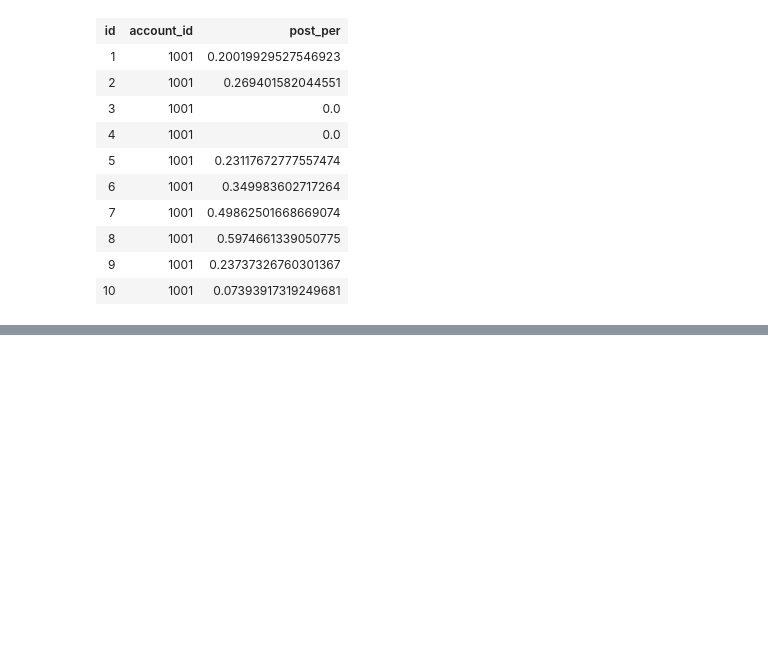
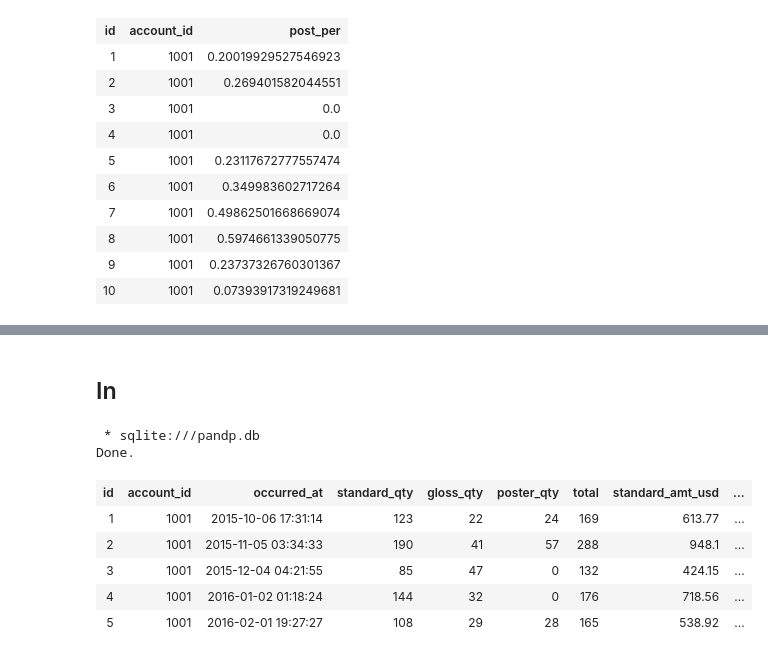
Before and after one commit to bramuelaswani/ML-DL-Related, a Jupyter notebook: SQL Exercises.ipynb, the cells around one changed output, grey strips where cells are left out. Cells and saved outputs as stored; diff of their text form; code cells hidden in the pictures; blank space fills up the shorter version.

```diff
--- a/SQL Exercises.ipynb
+++ b/SQL Exercises.ipynb
@@ -210,0 +276,17 @@ Done.
+# %% [markdown]
+## In
+# %%
+%%sql
+SELECT *
+FROM orders
+WHERE account_id IN (1001,1021)
+limit 5;
+# %% [output]
+ * sqlite:///pandp.db
+Done.
+| id | account_id | occurred_at | standard_qty | gloss_qty | poster_qty | total | standard_amt_usd | ... |
+| 1 | 1001 | 2015-10-06 17:31:14 | 123 | 22 | 24 | 169 | 613.77 | ... |
+| 2 | 1001 | 2015-11-05 03:34:33 | 190 | 41 | 57 | 288 | 948.1 | ... |
+| 3 | 1001 | 2015-12-04 04:21:55 | 85 | 47 | 0 | 132 | 424.15 | ... |
+| 4 | 1001 | 2016-01-02 01:18:24 | 144 | 32 | 0 | 176 | 718.56 | ... |
+| 5 | 1001 | 2016-02-01 19:27:27 | 108 | 29 | 28 | 165 | 538.92 | ... |
```
Also changed, not shown: parts of 7 cells of this notebook.
